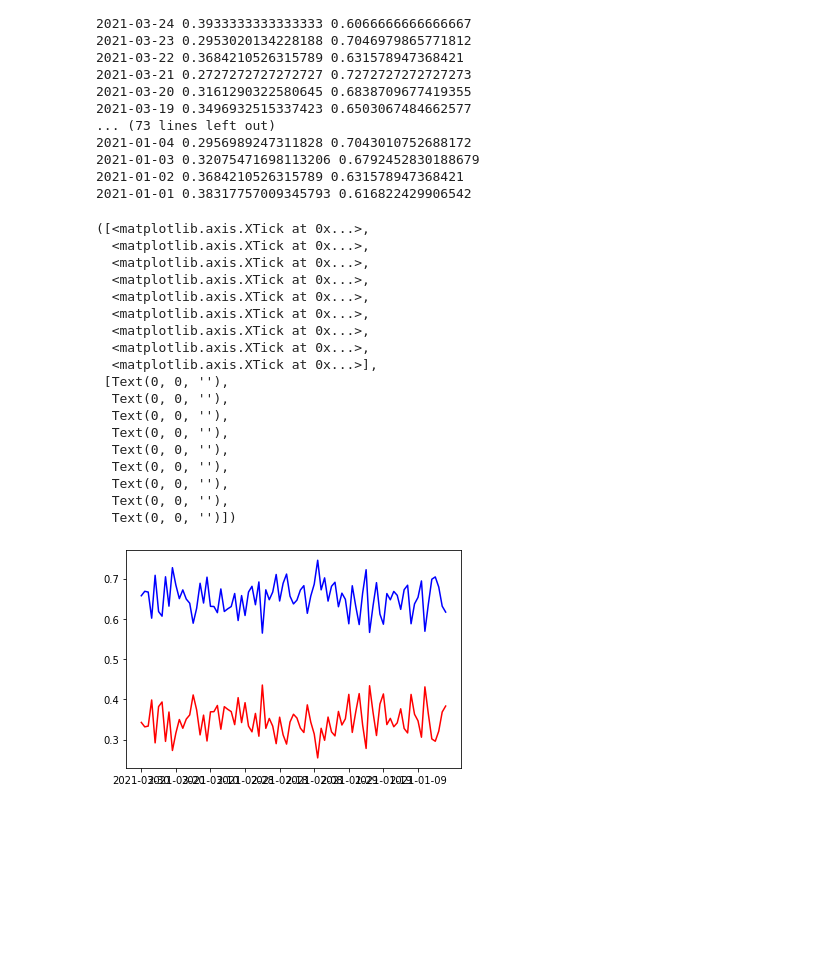
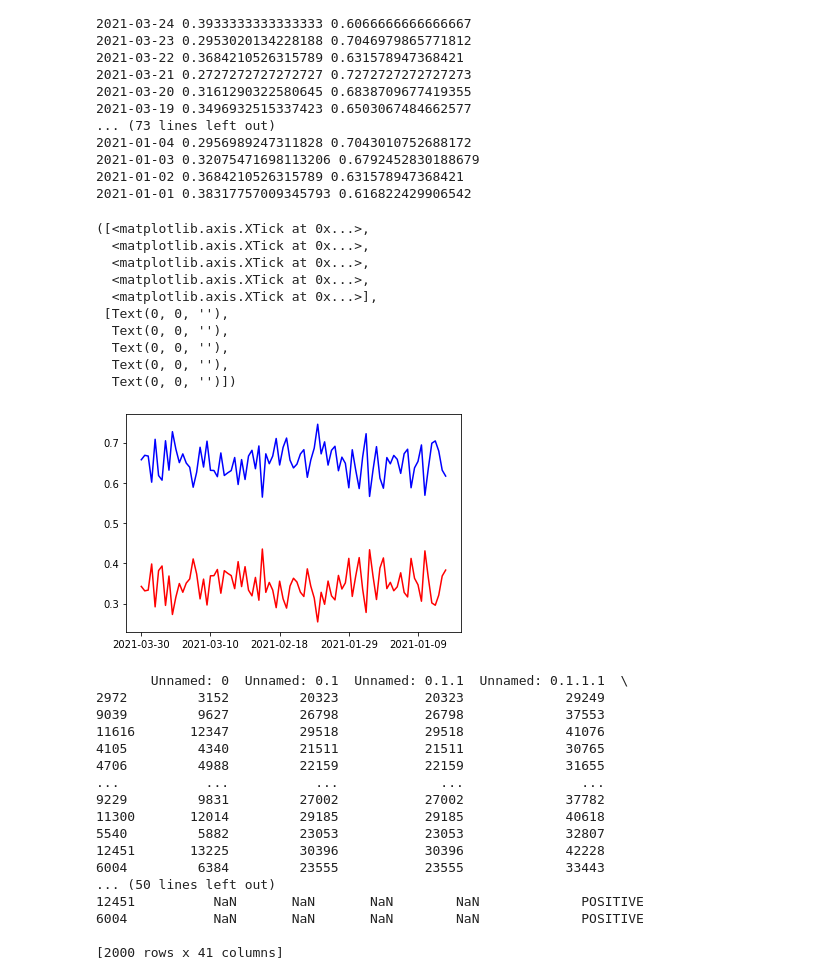
Before and after one commit to sundeshgupta/SenticNetProj, a Jupyter notebook: visualization.ipynb, the cells around one changed output. Cells and saved outputs as stored; diff of their text form; code cells hidden in the pictures; blank space fills up the shorter version.

Commit message:
Added gold_raw.csv

```diff
--- a/visualization.ipynb
+++ b/visualization.ipynb
@@ -71,24 +71,16 @@ for key, value in pos.items():
 # %%
 plt.plot(list(pos.keys()), list(pos.values()), color = 'r')
 plt.plot(list(neg.keys()), list(neg.values()), color = 'b')
-plt.xticks(list(pos.keys())[::10])
+plt.xticks(list(pos.keys())[::20])
 # %% [output]
 ([<matplotlib.axis.XTick at 0x...>,
-  <matplotlib.axis.XTick at 0x...>,
-  <matplotlib.axis.XTick at 0x...>,
-  <matplotlib.axis.XTick at 0x...>,
-  <matplotlib.axis.XTick at 0x...>,
   <matplotlib.axis.XTick at 0x...>,
   <matplotlib.axis.XTick at 0x...>,
   <matplotlib.axis.XTick at 0x...>,
   <matplotlib.axis.XTick at 0x...>],
  [Text(0, 0, ''),
   Text(0, 0, ''),
   Text(0, 0, ''),
   Text(0, 0, ''),
-  Text(0, 0, ''),
-  Text(0, 0, ''),
-  Text(0, 0, ''),
-  Text(0, 0, ''),
   Text(0, 0, '')])
-[figure, old version]
+[figure, new version]
@@ -94,0 +98,21 @@ plt.xticks(list(pos.keys())[::10])
+# %%
+gold_raw = data.loc[idx]
+print(gold_raw)
+# %% [output]
+       Unnamed: 0  Unnamed: 0.1  Unnamed: 0.1.1  Unnamed: 0.1.1.1  \
+2972         3152         20323           20323             29249
+9039         9627         26798           26798             37553
+11616       12347         29518           29518             41076
+4105         4340         21511           21511             30765
+4706         4988         22159           22159             31655
+...           ...           ...             ...               ...
+9229         9831         27002           27002             37782
+11300       12014         29185           29185             40618
+5540         5882         23053           23053             32807
+12451       13225         30396           30396             42228
+6004         6384         23555           23555             33443
+... (50 lines left out)
+12451          NaN       NaN       NaN        NaN             POSITIVE
+6004           NaN       NaN       NaN        NaN             POSITIVE
+
+[2000 rows x 41 columns]
```
Also changed, not shown: parts of 7 cells of this notebook, 2 other files.
